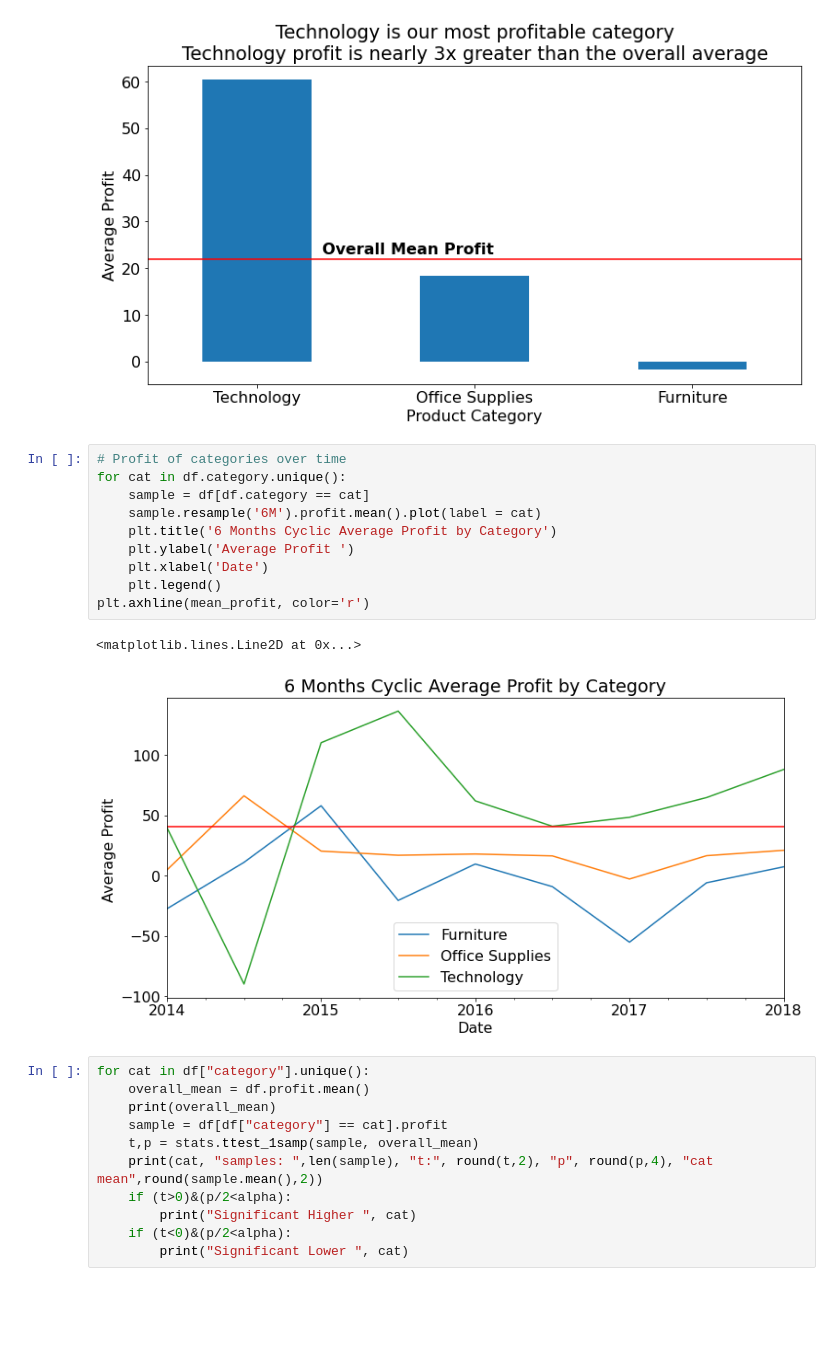
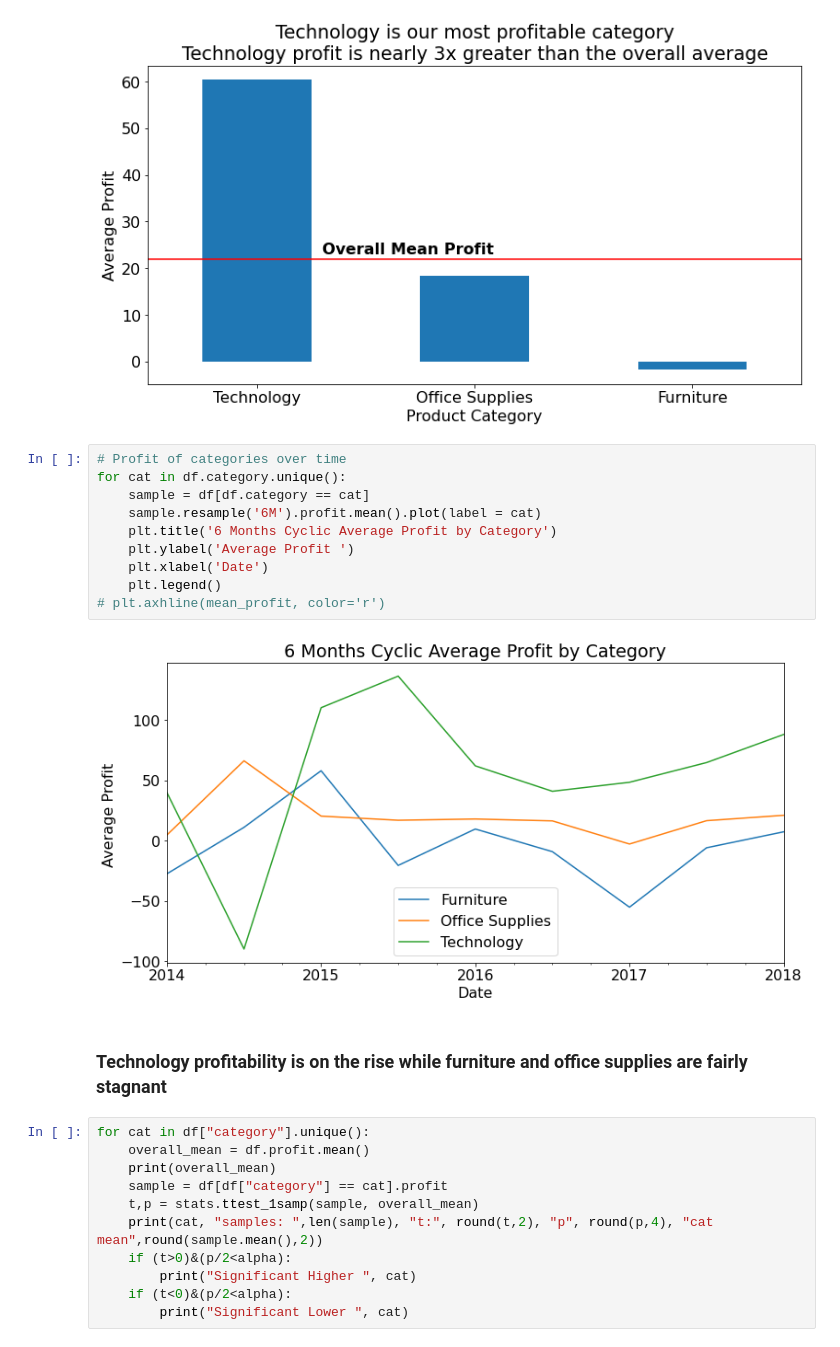
Before and after one commit to superstore-stephen-jesse/superstor-time-series-project, a Jupyter notebook: final_report.ipynb, the cells around one changed output. Drawn from its saved outputs; the diff is of its cells as text; blank space fills up the shorter version.

```diff
--- a/final_report.ipynb
+++ b/final_report.ipynb
@@ -46,16 +46,17 @@ plt.show()
 # %%
 # Profit of categories over time
 for cat in df.category.unique():
     sample = df[df.category == cat]
     sample.resample('6M').profit.mean().plot(label = cat)
     plt.title('6 Months Cyclic Average Profit by Category')
     plt.ylabel('Average Profit ')
     plt.xlabel('Date')
     plt.legend()
-plt.axhline(mean_profit, color='r')
+# plt.axhline(mean_profit, color='r')
 # %% [output]
-<matplotlib.lines.Line2D at 0x...>
-[figure, old version]
+[figure, new version]
+# %% [markdown]
+### Technology profitability is on the rise while furniture and office supplies are fairly stagnant
 # %%
 for cat in df["category"].unique():
     overall_mean = df.profit.mean()
```
Also changed, not shown: parts of 6 cells of this notebook.
